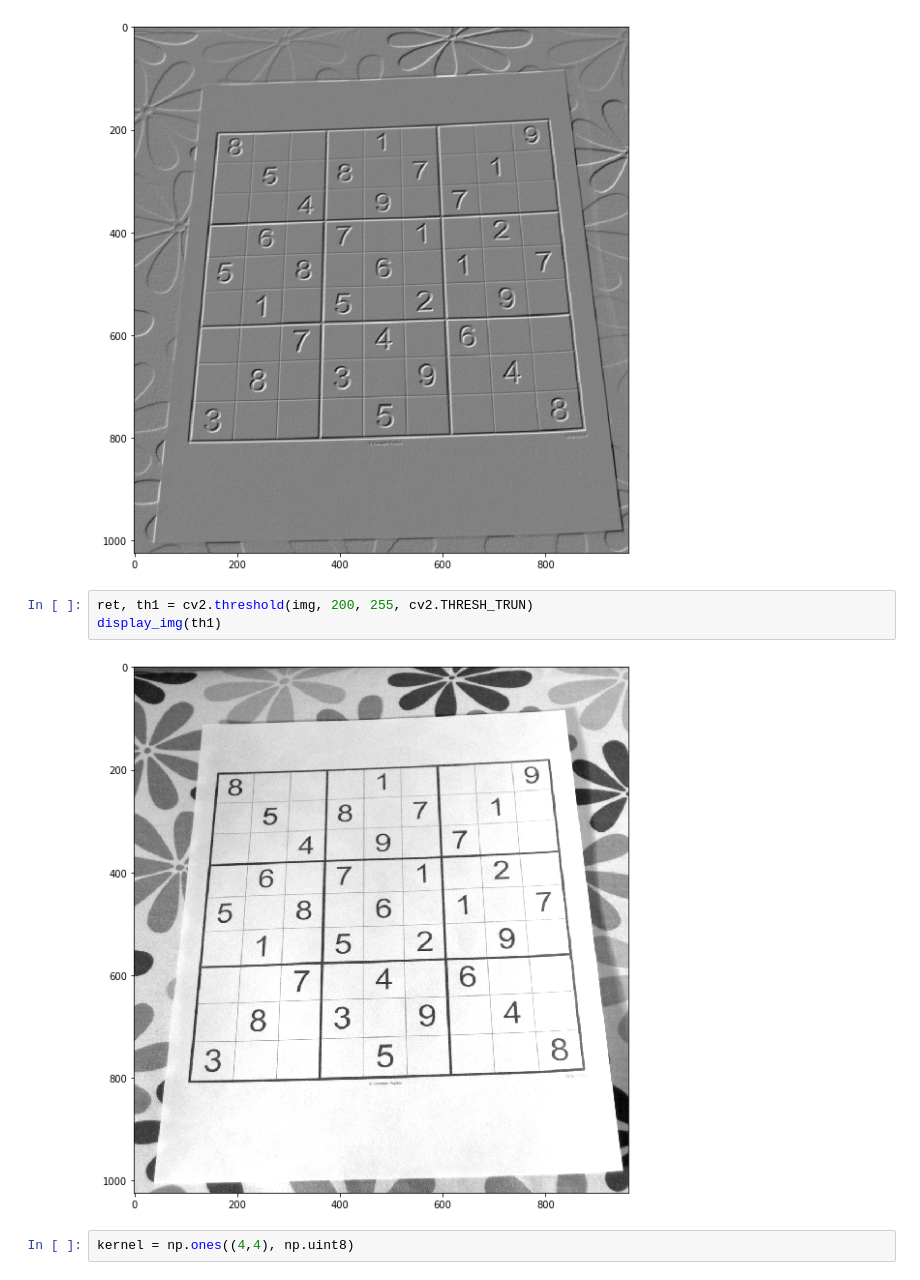
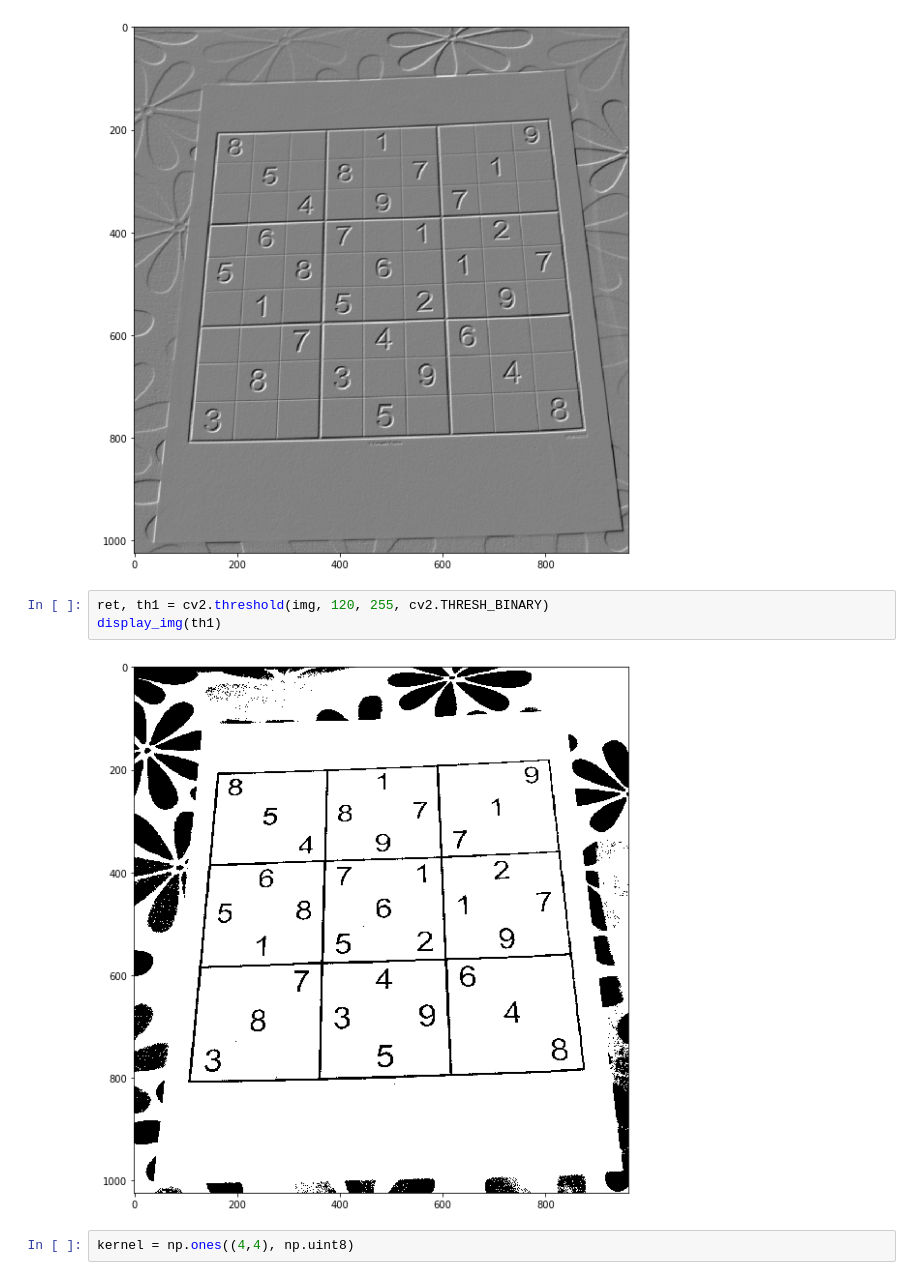
Before and after one commit to ficosta/Computer-Vision-with-Python, a Jupyter notebook: 02-Image-Processing/Gradients.ipynb, the cells around one changed output. Drawn from its saved outputs; the diff is of its cells as text.

```diff
--- a/02-Image-Processing/Gradients.ipynb
+++ b/02-Image-Processing/Gradients.ipynb
@@ -39,10 +39,10 @@ display_img(blended
 # %% [output]
 [figure]
 # %%
-ret, th1 = cv2.threshold(img, 200, 255, cv2.THRESH_TRUN)
+ret, th1 = cv2.threshold(img, 120, 255, cv2.THRESH_BINARY)
 display_img(th1)
 # %% [output]
-[figure, old version]
+[figure, new version]
 # %%
 kernel = np.ones((4,4), np.uint8)
 # %%
```
